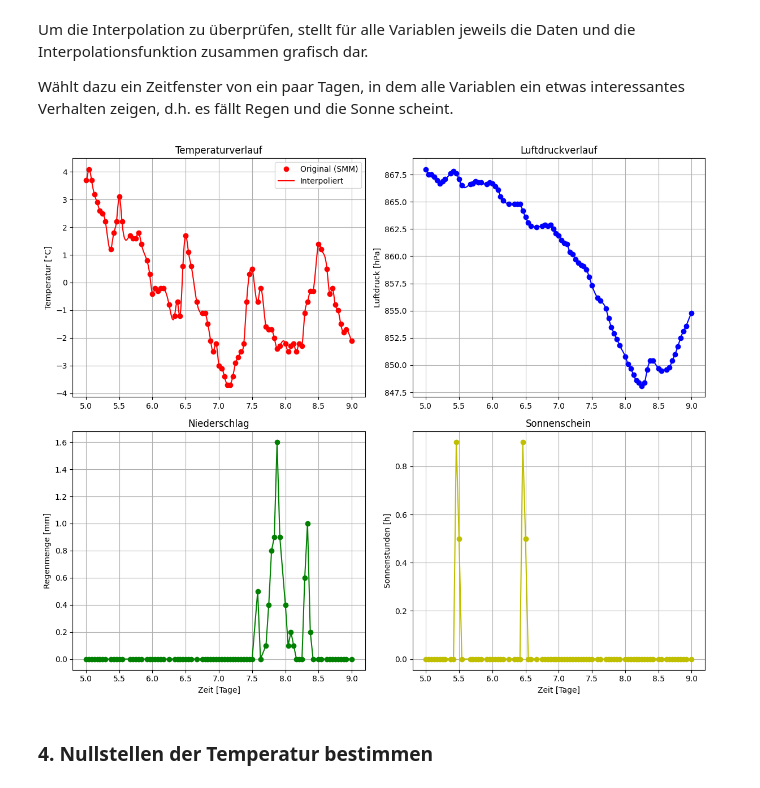
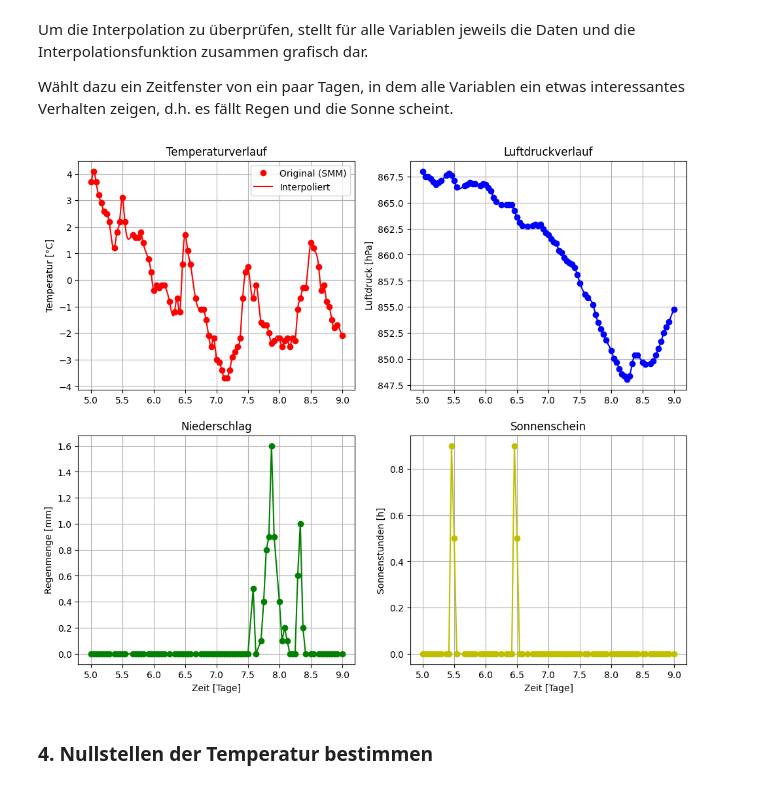
Before and after one commit to Menk1804/NDGS_Projekt_Nico_Menk, a Jupyter notebook: Projekt/Projekt_Vorlage+Aufgaben.ipynb, the cells around one changed output. Drawn from its saved outputs; the diff is of its cells as text; code cells hidden in the pictures.

```diff
--- a/Projekt/Projekt_Vorlage+Aufgaben.ipynb
+++ b/Projekt/Projekt_Vorlage+Aufgaben.ipynb
@@ -82,7 +83,7 @@ Um die Interpolation zu überprüfen, stellt für alle Variablen jeweils die Dat
 
 Wählt dazu ein Zeitfenster von ein paar Tagen, in dem alle Variablen ein etwas interessantes Verhalten zeigen, d.h. es fällt Regen und die Sonne scheint.
 # %%
-# Zeitfenster wählen (z.B. 3 Tage in der Mitte des Jahres)
+# Zeitfenster wählen (z.B. 3 Tage in der Mitte des Jahres) 5, 9
 t_start, t_end = 5, 9
 
 # Masken erstellen, um nur diesen Zeitraum zu plotten
@@ -99,35 +100,40 @@ axs[0, 0].set_ylabel('Temperatur [°C]')
 axs[0, 0].set_title('Temperaturverlauf')
 axs[0, 0].legend()
 axs[0, 0].grid()
 
+
 # 2. Luftdruck Plot (Oben Rechts -> Zeile 0, Spalte 1)
 axs[0, 1].plot(time_array[m_orig], luftdruck[m_orig], 'bo')
 axs[0, 1].plot(t_interp[m_new], druck_interp[m_new], 'b-')
 axs[0, 1].set_ylabel('Luftdruck [hPa]')
 axs[0, 1].set_title('Luftdruckverlauf')
 axs[0, 1].grid()
+
 
 # 3. Regen Plot (Unten Links -> Zeile 1, Spalte 0)
 axs[1, 0].plot(time_array[m_orig], regen[m_orig], 'go')
 axs[1, 0].plot(t_interp[m_new], regen_interp[m_new], 'g-')
 axs[1, 0].set_ylabel('Regenmenge [mm]')
 axs[1, 0].set_xlabel('Zeit [Tage]')
 axs[1, 0].set_title('Niederschlag')
 axs[1, 0].grid()
 
+
 # 4. Sonne Plot (Unten Rechts -> Zeile 1, Spalte 1)
 axs[1, 1].plot(time_array[m_orig], sonne[m_orig], 'yo')
 axs[1, 1].plot(t_interp[m_new], sonne_interp[m_new], 'y-')
 axs[1, 1].set_ylabel('Sonnenstunden [h]')
 axs[1, 1].set_xlabel('Zeit [Tage]')
 axs[1, 1].set_title('Sonnenschein')
 axs[1, 1].grid()
 
+
 # Verhindert, dass sich Titel und Achsenbeschriftungen überschneiden
-plt.tight_layout()
+
+
 plt.show()
 # %% [output]
-[figure, old version]
+[figure, new version]
 # %% [markdown]
 ### 4. Nullstellen der Temperatur bestimmen
 # %% [markdown]
```
Also changed, not shown: parts of 9 cells of this notebook.
